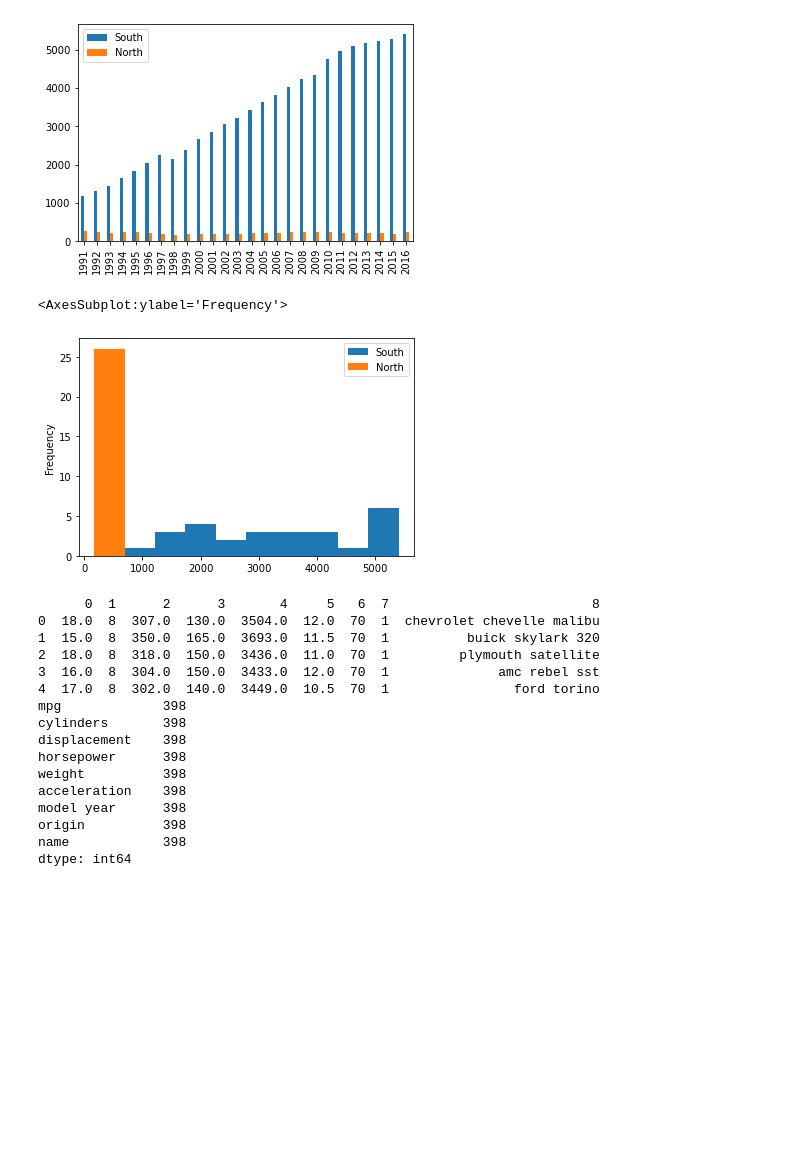
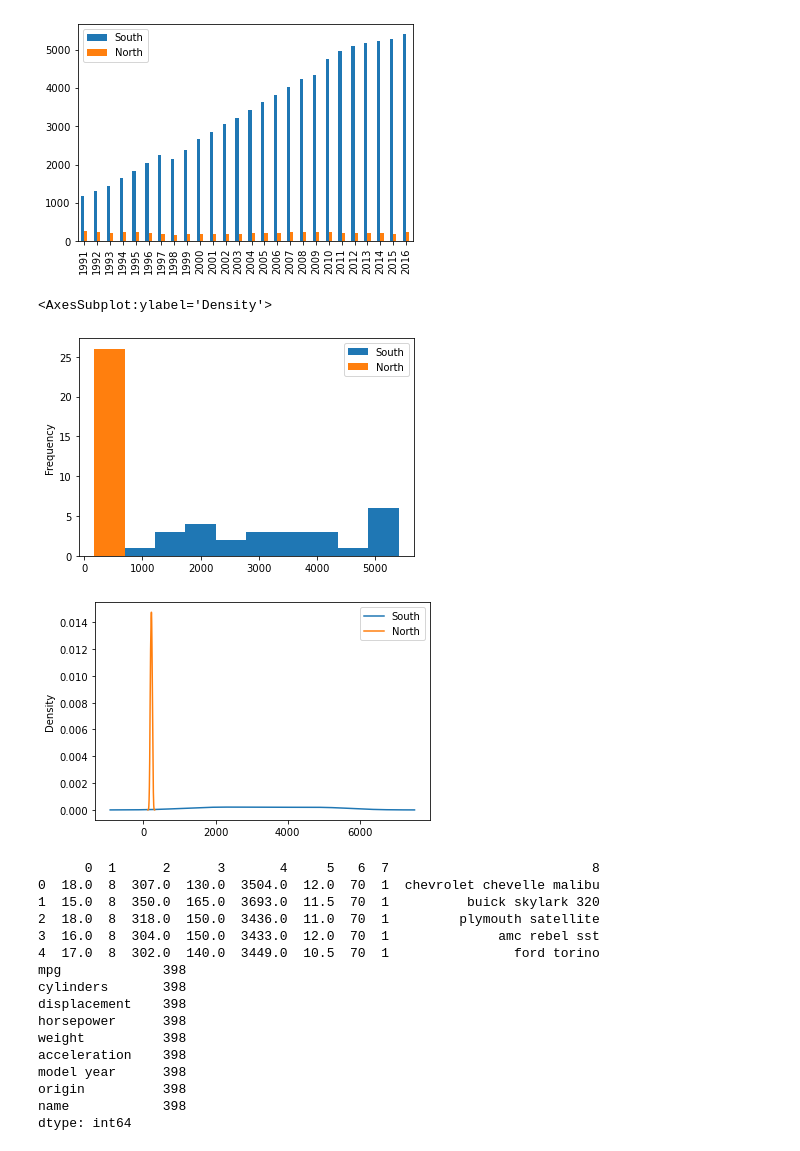
Before and after one commit to Mu-jun/python_ML_lib, a Jupyter notebook: part3-Data.ipynb, the cells around one changed output. Cells and saved outputs as stored; diff of their text form; code cells hidden in the pictures; blank space fills up the shorter version.

```diff
--- a/part3-Data.ipynb
+++ b/part3-Data.ipynb
@@ -340,9 +341,11 @@ tdf_ns.plot(kind='bar')
 [figure]
 # %%
 tdf_ns.plot(kind='hist')
+tdf_ns.plot(kind='kde')
 # %% [output]
-<AxesSubplot:ylabel='Frequency'>
+<AxesSubplot:ylabel='Density'>
 [figure]
+[figure, added]
 # %%
 file_path = './dataset/auto-mpg.csv'
 df = pd.read_csv(file_path, header=None)
```
Also changed, not shown: parts of 3 cells of this notebook, 2 other files.
